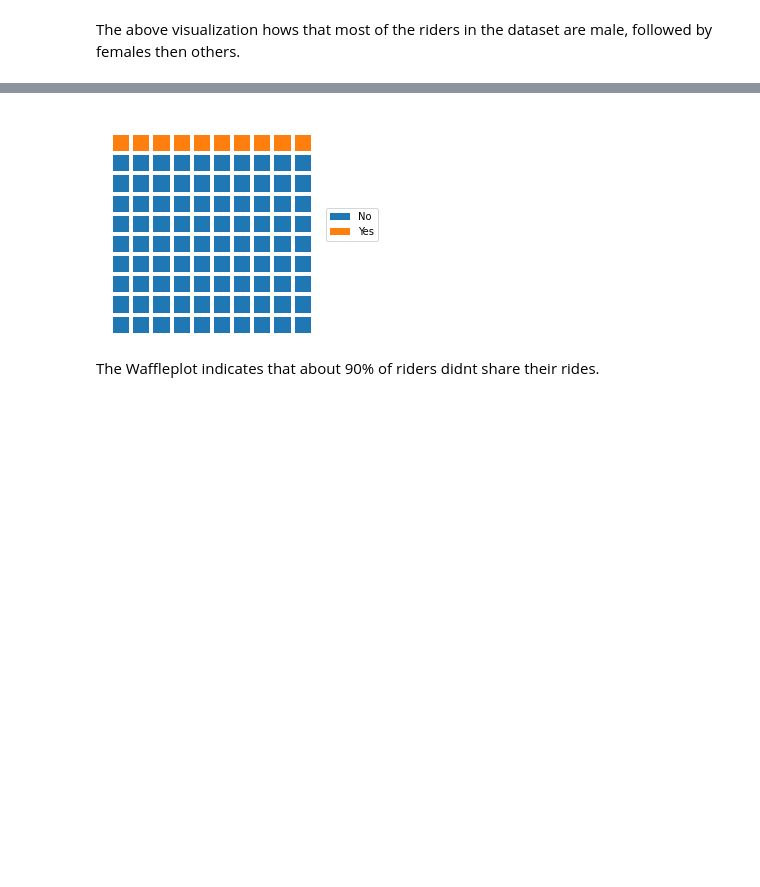
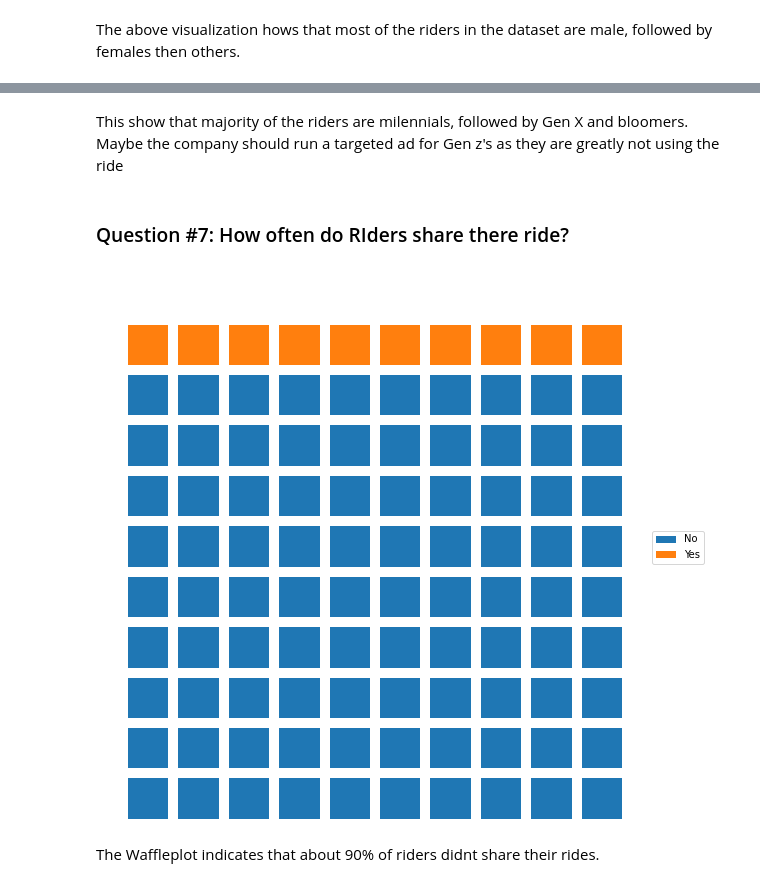
Before and after one commit to I-Sobe/Ford-GoBike-System-Data, a Jupyter notebook: Part_I_exploration_template.ipynb, the cells around one changed output, grey strips where cells are left out. Cells and saved outputs as stored; diff of their text form; code cells hidden in the pictures; blank space fills up the shorter version.

```diff
--- a/Part_I_exploration_template.ipynb
+++ b/Part_I_exploration_template.ipynb
@@ -78,0 +170,12 @@ for var in category_var_dict:
+# %%
+# convert day, and hour into ordered categorical types
+ordinal_var_dict = {'start_day' : ['Monday','Tuesday','Wednesday','Thursday','Friday', 'Saturday', 'Sunday'],
+                    'end_day': ['Monday','Tuesday','Wednesday','Thursday','Friday', 'Saturday', 'Sunday'],
+                   'start_hr': [str(i) for i in range(0,24)],
+                   'end_hr': [str(i) for i in range(0,24)]
+                   }
+
+for var in ordinal_var_dict:
+    ordered_var = pd.api.types.CategoricalDtype(ordered = True,
+                                                categories = ordinal_var_dict[var])
+    df[var] = df[var].astype(ordered_var)
@@ -78,0 +184,12 @@ for var in category_var_dict:
+# %%
+# first, we create an age column
+df['age'] = df['start_year'] - df['member_birth_year']
+#using pandas_cut function to cut the age column
+#create the bin_edges that will be used to cut the data into groups.
+bin_edges = [1, 18, 37.0, 57.0, 110]
+
+#create labels for the new categories.
+bin_names = ['Gen Z', 'Milennials', 'Gen X', 'Bloomers']
+
+# puting the pandas_cut function to use
+df['age_groups'] = pd.cut(df['age'], bin_edges, labels = bin_names)
@@ -167,14 +322,0 @@ Also we'll look at the age distribution of the riders. Note that age column does
-# %%
-# first, we create a new column (ride_year) with the first 4 letters in start_time
-# the first four strings in the 'start_time' column contains the year in which the ride was made
-df['ride_year']=df.start_time.str[:4]
-
-# to subtract between columns, the columns needs to be of int or float dtype
-# so, coverting 'ride_year' and 'member_birth_year' to int
-convert= {'ride_year': int,
-          'member_birth_year': int
-         }
-df=df.astype(convert)
-
-# creating a new column for the age of riders
-df['age'] = df['ride_year'] - df['member_birth_year']
@@ -244,3 +322,0 @@ It's highly unlikely that someone over 110 still resides a bike. so I'll drop ag
-# %%
-# using the drop() to remove age values greater than 110
-df.drop(df.index[df['age'] > 110], inplace=True)
@@ -258,3 +337,7 @@ Our last univariate plot will be `bike_share_for_all_trip` distribution plot.
+# %% [markdown]
+This show that majority of the riders are milennials, followed by Gen X and bloomers. Maybe the company should run a targeted ad for Gen z's as they are greatly not using the ride
+# %% [markdown]
+### Question #7: How often do RIders share there ride?
 # %%
 # using a waffle plot
 # lets create a function that to decide how many blocks to allocate each category
@@ -272,23 +355,23 @@ def percentage_blocks(df, var):
     return counts
 # %%
 waffle_counts = percentage_blocks(df, 'bike_share_for_all_trip')
-
+plt.figure(figsize=[10,10])
 prev_count = 0
 # for each category
 for share in range(waffle_counts.shape[0]):
     # get the block indices
     blocks = np.arange(prev_count, prev_count + waffle_counts[share])
     # and put a block at each index's location
     x = blocks  % 10 # use mod operation to get ones digit
     y = blocks // 10 # use floor division to get ones digit
     plt.bar(x = x, height = 0.8, width = 0.8, bottom = y)
     prev_count += waffle_counts[share]
 
 plt.legend(waffle_counts.index, bbox_to_anchor = (1, 0.5), loc = 6)
 plt.axis('off')
 plt.axis('square');
 # %% [output]
-[figure, old version]
+[figure, new version]
 # %% [markdown]
 The Waffleplot indicates that about 90% of riders didnt share their rides.
 # %% [markdown]
```
Also changed, not shown: parts of 102 cells of this notebook, 4 other files.
